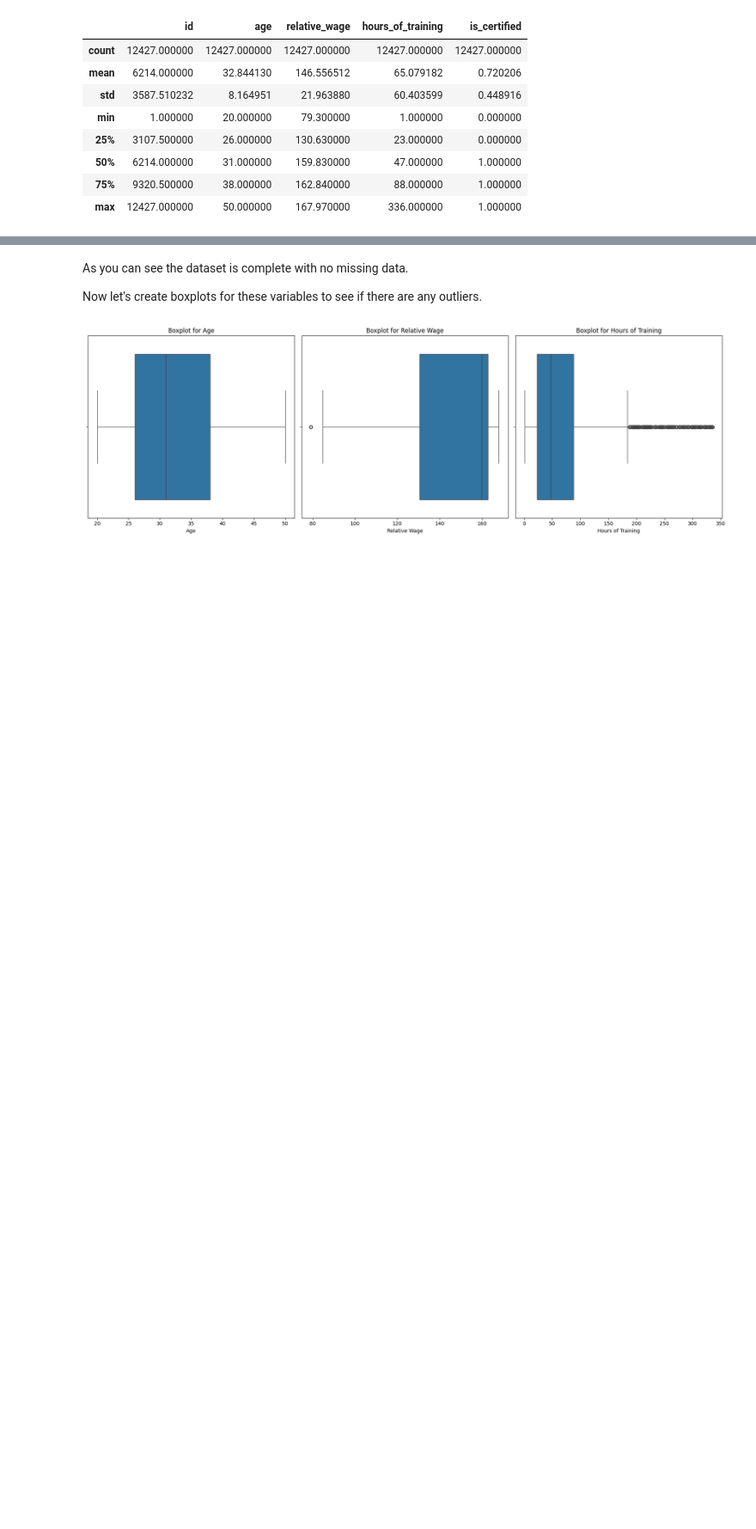
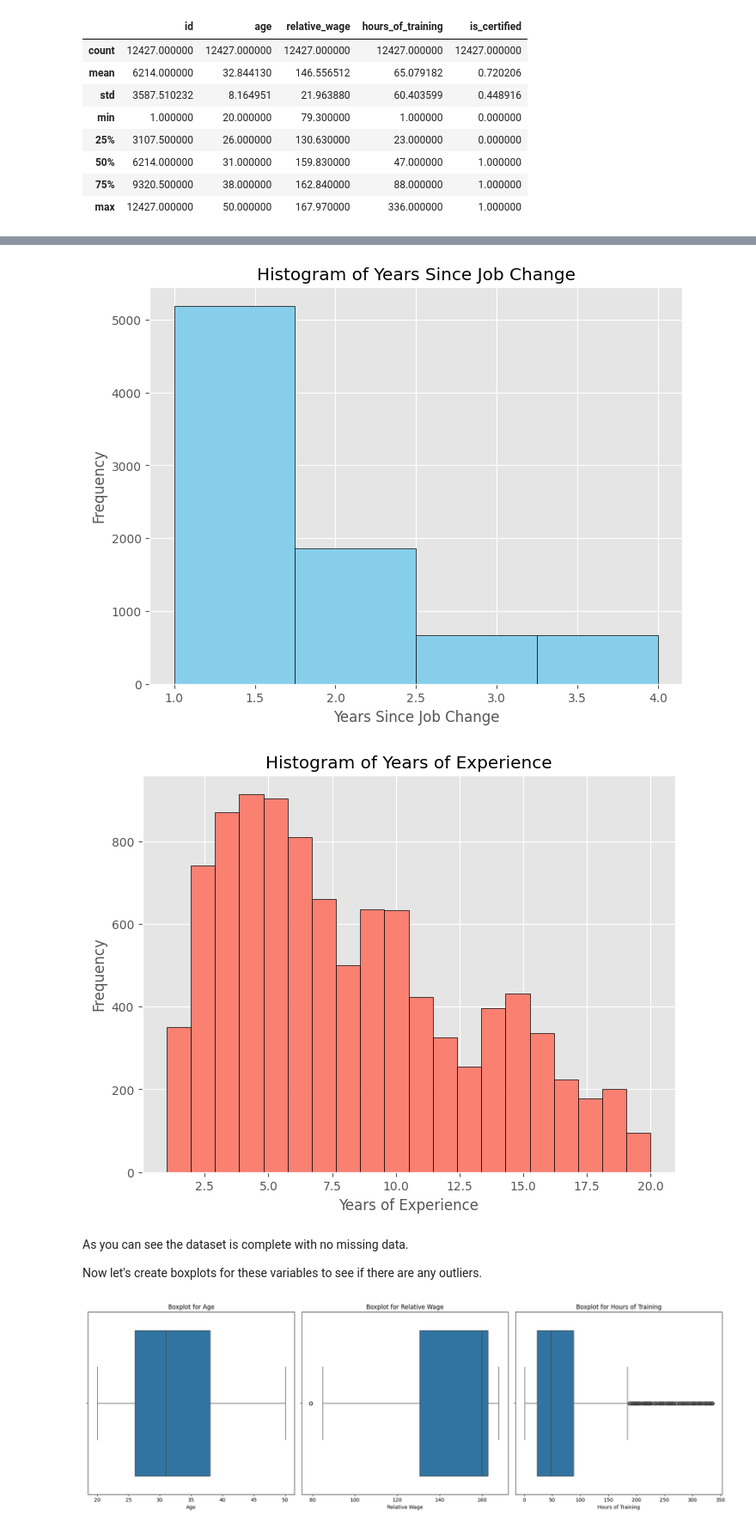
Before and after one commit to mqrcinoo/MachineLearning1Project, a Jupyter notebook: classification.ipynb, the cells around one changed output, grey strips where cells are left out. Shown at 86% size. Cells and saved outputs as stored; diff of their text form; code cells hidden in the pictures; blank space fills up the shorter version.

```diff
--- a/classification.ipynb
+++ b/classification.ipynb
@@ -107,3 +155,26 @@ job_change.head()
+# %%
+plt.style.use('ggplot')
+
+# Tworzenie histogramu dla 'years_since_job_change'
+plt.figure(figsize=(8, 6))
+plt.hist(job_change['years_since_job_change'].dropna(), bins=4, color='skyblue', edgecolor='black')
+plt.title('Histogram of Years Since Job Change')
+plt.xlabel('Years Since Job Change')
+plt.ylabel('Frequency')
+plt.grid(True)
+plt.show()
+
+# Tworzenie histogramu dla 'years_of_experience'
+plt.figure(figsize=(8, 6))
+plt.hist(job_change['years_of_experience'].dropna(), bins=20, color='salmon', edgecolor='black')
+plt.title('Histogram of Years of Experience')
+plt.xlabel('Years of Experience')
+plt.ylabel('Frequency')
+plt.grid(True)
+plt.show()
+# %% [output]
+[figure, added]
+[figure, added]
 # %% [markdown]
 As you can see the dataset is complete with no missing data. <br>
 
```
Also changed, not shown: parts of 4 cells of this notebook.
